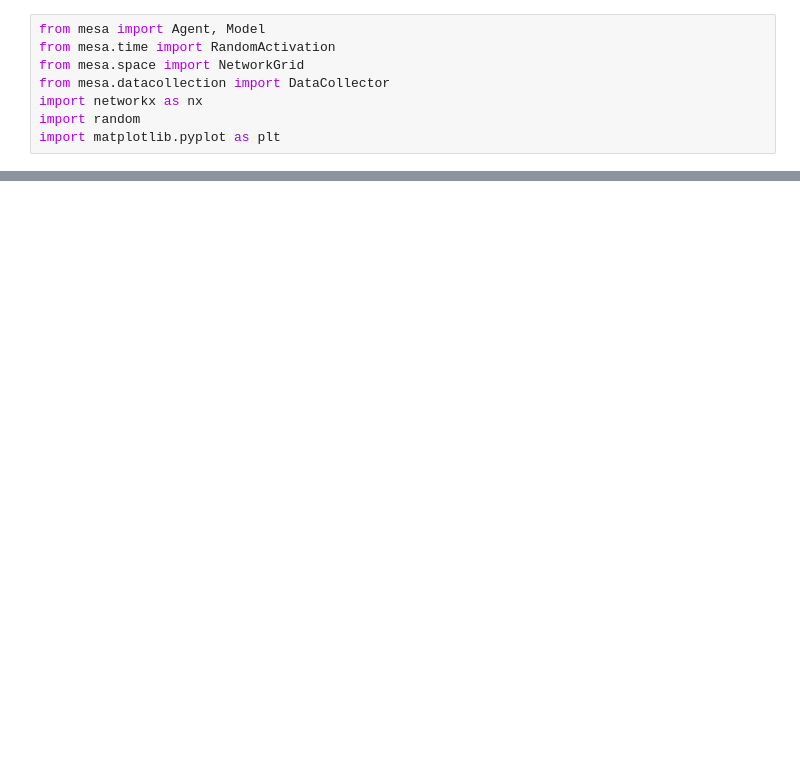
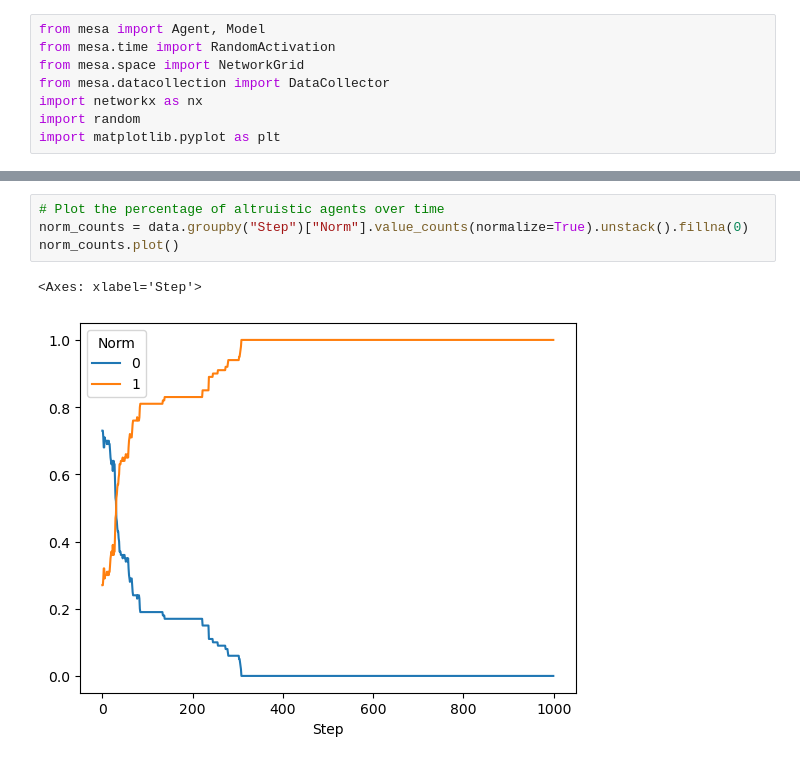
Before and after one commit to pollockDeVis/sfi_hw_normal_change, a Jupyter notebook: combined_model.ipynb, the cells around one changed output, grey strips where cells are left out. Cells and saved outputs as stored; diff of their text form; blank space fills up the shorter version.

```diff
--- a/combined_model.ipynb
+++ b/combined_model.ipynb
@@ -175,0 +220,7 @@ norm_counts.plot()
+# %%
+# Plot the percentage of altruistic agents over time
+norm_counts = data.groupby("Step")["Norm"].value_counts(normalize=True).unstack().fillna(0)
+norm_counts.plot()
+# %% [output]
+<Axes: xlabel='Step'>
+[figure, added]
```
Also changed, not shown: parts of 4 cells of this notebook.
